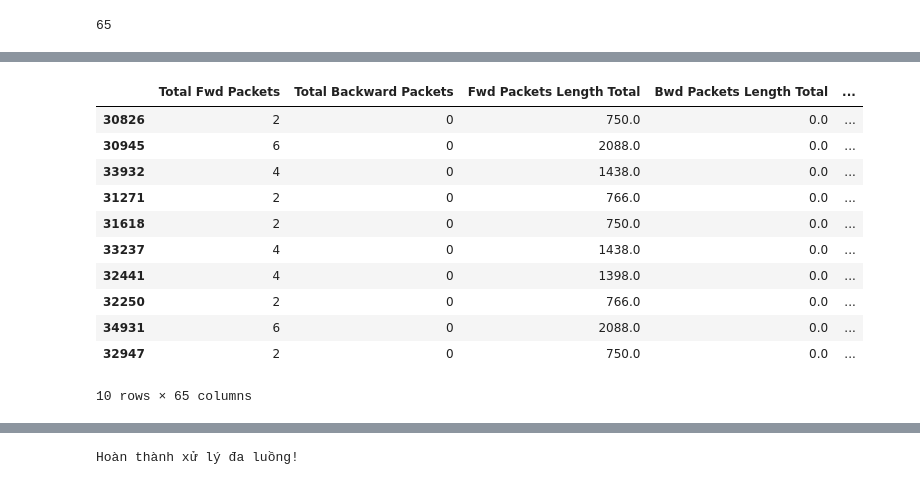
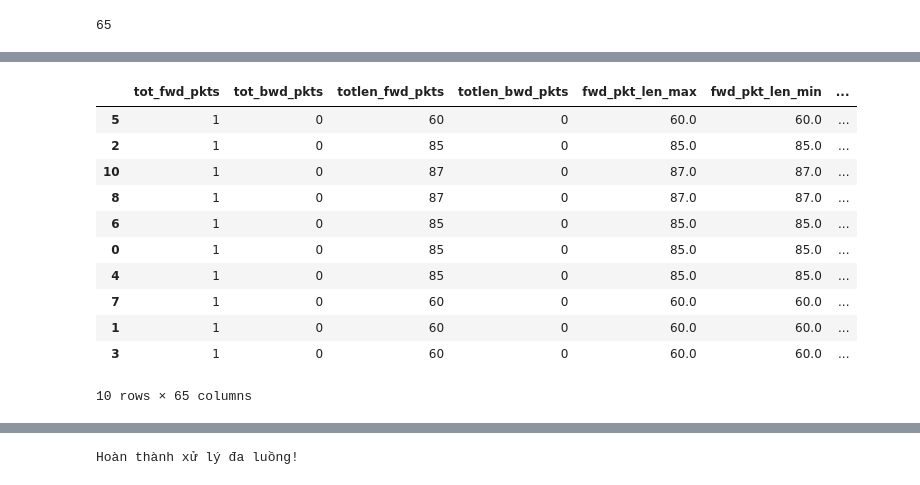
Before and after one commit to VinhTin-AQUA/IDS-RESNET-50-System, a Jupyter notebook: train_model/test.ipynb, the cells around one changed output, grey strips where cells are left out. Drawn from its saved outputs; the diff is of its cells as text; code cells hidden in the pictures.

```diff
--- a/train_model/test.ipynb
+++ b/train_model/test.ipynb
@@ -59,18 +147,19 @@ len(selected_columns)
 # %%
-df2 = pd.read_csv('data/csv/cicddos_2019.csv')
-df2 = df2[selected_columns2]
+
+df = pd.read_csv('data/csv/test_syn_flood.csv')
+df = df[selected_columns]
 # %%
-df2[df2["Label"] == "UDP"].sample(10)
+df[df["Label"] == "SYN"].sample(10)
 # %% [output]
-|  | Total Fwd Packets | Total Backward Packets | Fwd Packets Length Total | Bwd Packets Length Total | ... |
-| 30826 | 2 | 0 | 750.0 | 0.0 | ... |
-| 30945 | 6 | 0 | 2088.0 | 0.0 | ... |
-| 33932 | 4 | 0 | 1438.0 | 0.0 | ... |
-| 31271 | 2 | 0 | 766.0 | 0.0 | ... |
-| 31618 | 2 | 0 | 750.0 | 0.0 | ... |
-| 33237 | 4 | 0 | 1438.0 | 0.0 | ... |
-| 32441 | 4 | 0 | 1398.0 | 0.0 | ... |
-| 32250 | 2 | 0 | 766.0 | 0.0 | ... |
-| 34931 | 6 | 0 | 2088.0 | 0.0 | ... |
-| 32947 | 2 | 0 | 750.0 | 0.0 | ... |
+|  | tot_fwd_pkts | tot_bwd_pkts | totlen_fwd_pkts | totlen_bwd_pkts | fwd_pkt_len_max | fwd_pkt_len_min | ... |
+| 5 | 1 | 0 | 60 | 0 | 60.0 | 60.0 | ... |
+| 2 | 1 | 0 | 85 | 0 | 85.0 | 85.0 | ... |
+| 10 | 1 | 0 | 87 | 0 | 87.0 | 87.0 | ... |
+| 8 | 1 | 0 | 87 | 0 | 87.0 | 87.0 | ... |
+| 6 | 1 | 0 | 85 | 0 | 85.0 | 85.0 | ... |
+| 0 | 1 | 0 | 85 | 0 | 85.0 | 85.0 | ... |
+| 4 | 1 | 0 | 85 | 0 | 85.0 | 85.0 | ... |
+| 7 | 1 | 0 | 60 | 0 | 60.0 | 60.0 | ... |
+| 1 | 1 | 0 | 60 | 0 | 60.0 | 60.0 | ... |
+| 3 | 1 | 0 | 60 | 0 | 60.0 | 60.0 | ... |
 10 rows × 65 columns
```
Also changed, not shown: parts of 4 cells of this notebook, 11 other files.
